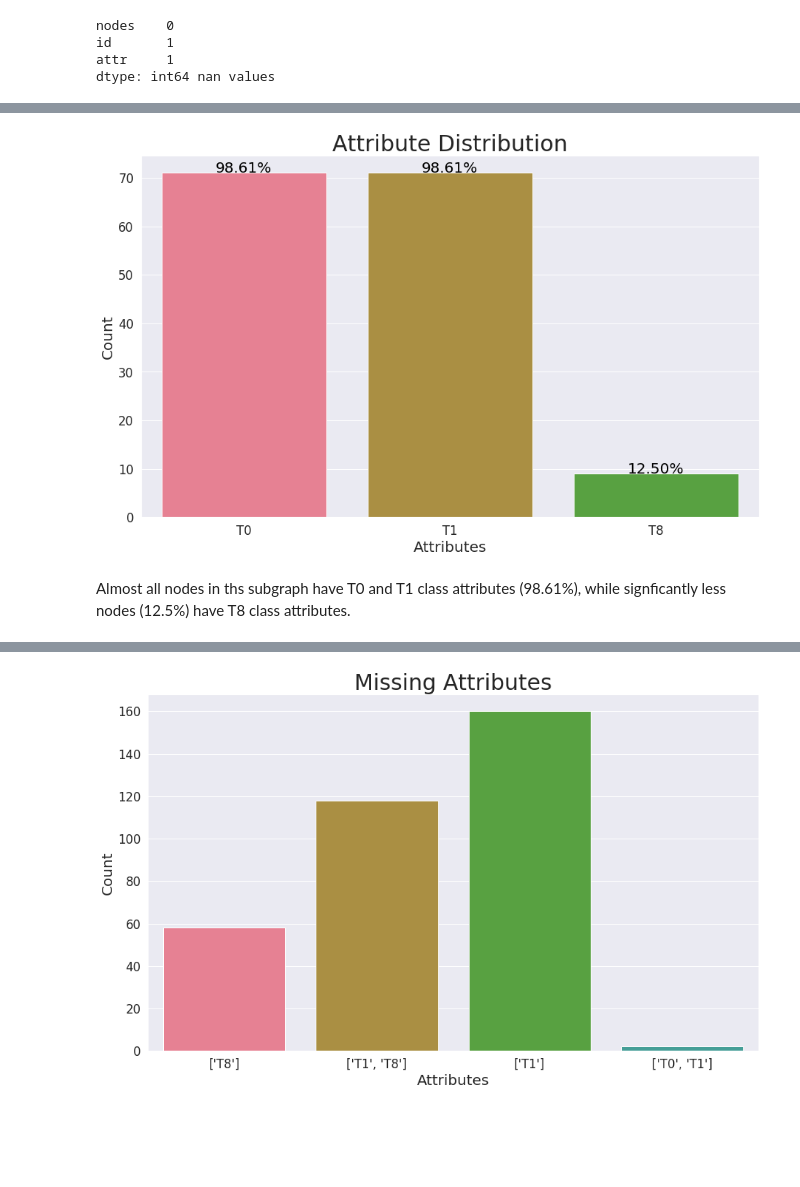
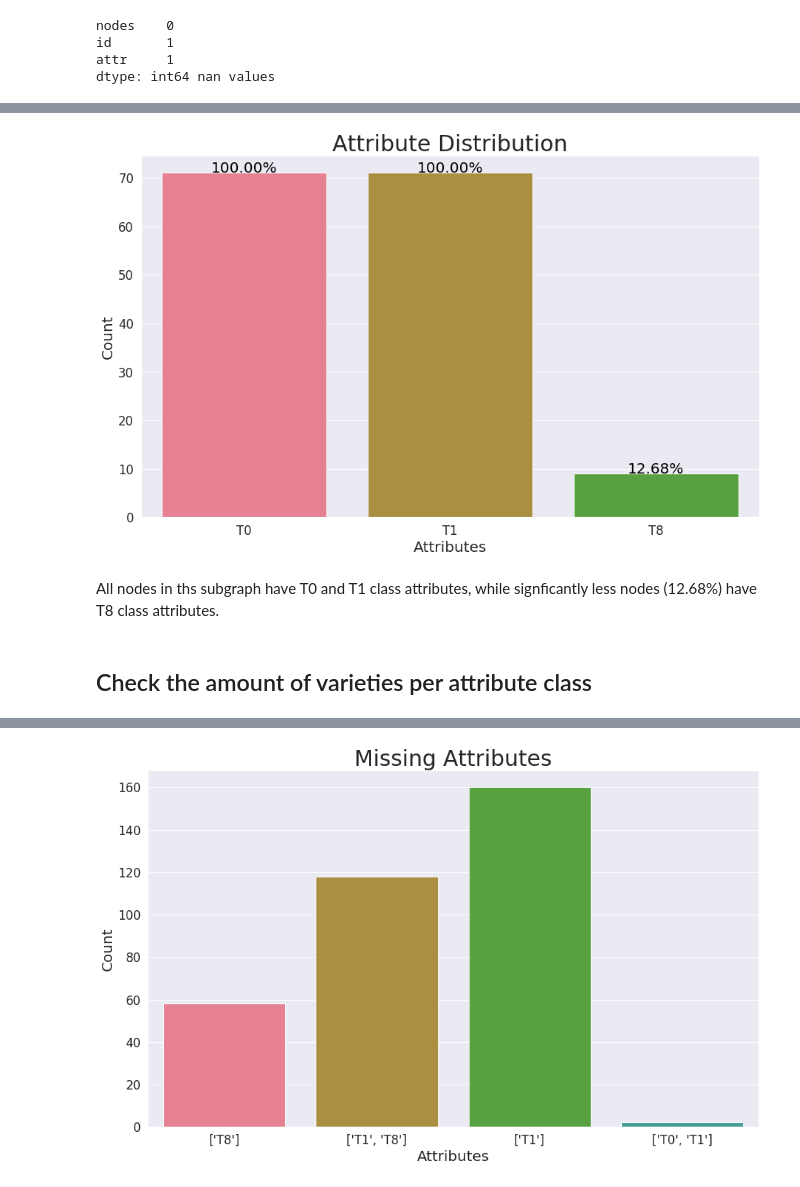
Before and after one commit to sakoki/Networks-Prediction, a Jupyter notebook: Attribute_Prediction.ipynb, the cells around one changed output, grey strips where cells are left out. Cells and saved outputs as stored; diff of their text form; code cells hidden in the pictures; blank space fills up the shorter version.

```diff
--- a/Attribute_Prediction.ipynb
+++ b/Attribute_Prediction.ipynb
@@ -704,0 +654,12 @@ The top 50 make up 24.1277% of all wrongly predicted attribute sets
+# %%
+print('Calculating degrees for nodes with wrong attribute predictions...')
+start_time = time.time()
+
+node_degrees = []
+
+# Get degree of each node with wrong predictions
+for i in false_pred.itertuples():
+    node_degrees.append(grph.degree[str(i[1])])
+
+end_time = time.time()
+print("Degrees calculated. Process took {:.04f} seconds".format(end_time - start_time))
@@ -704,0 +682,12 @@ The top 50 make up 24.1277% of all wrongly predicted attribute sets
+# %%
+print('Calculating degrees for nodes with correct attribute predictions...')
+start_time = time.time()
+
+node_degrees = []
+
+# Get degree of each node with wrong predictions
+for i in true_pred.itertuples():
+    node_degrees.append(grph.degree[str(i[1])])
+
+end_time = time.time()
+print("Degrees calculated. Process took {:.04f} seconds".format(end_time - start_time))
@@ -889,7 +787,7 @@ all_nodes.head(3)
 all_nodes.nodes = all_nodes.nodes.astype(np.int64)
 
 # Get all attribute for nodes in subgraph
-all_nodes = all_nodes.merge(train_set, left_on='nodes', right_on='id', how='left')
+all_nodes = all_nodes.merge(tot_set, left_on='nodes', right_on='id', how='left')
 
 # Check
 all_nodes.head(3)
@@ -935,30 +833,33 @@ for k, v in attr_type_count.items():
-# %%
-attr_distribution = pd.DataFrame({'Attributes': list(attr_type_count.keys()),
-                                  'Count': list(attr_type_count.values())
-                                 })
 # %%
+# Data preparation
+plot_data = pd.DataFrame({'Attributes': list(attr_type_count.keys()),
+                                  'Count': list(attr_type_count.values())
+                                 })
+
 # Configure plot style
 sns.set(style='darkgrid', palette='husl', font_scale=1.5)
 plt.figure(figsize=(15,9))
 
 # Create plot
-g = sns.barplot(x='Attributes', y='Count', data=attr_distribution)
+g = sns.barplot(x='Attributes', y='Count', data=plot_data)
 
 # Add plot labels
 g.set_xlabel('Attributes', fontsize=20)
 g.set_ylabel('Count', fontsize=20)
 g.axes.set_title('Attribute Distribution', fontsize=30)
 for i in attr_distribution.itertuples():
     g.text(x=i[0], y=i[2],
            s='{:.2f}%'.format((i[2] / all_nodes.shape[0])*100), color='black', ha="center", size=20)
 
 # Display
 plt.show(g)
 
 # Save File
 fig = g.get_figure()
 fig.savefig('./{}.png'.format('Attribute_Distribution_of_Subgraph'))
 # %% [output]
-[figure, old version]
+[figure, new version]
 # %% [markdown]
-Almost all nodes in ths subgraph have T0 and T1 class attributes (98.61%), while signficantly less nodes (12.5%) have T8 class attributes.
+All nodes in ths subgraph have T0 and T1 class attributes, while signficantly less nodes (12.68%) have T8 class attributes.
+# %% [markdown]
+## Check the amount of varieties per attribute class
```
Also changed, not shown: parts of 84 cells of this notebook, 1 other file.
